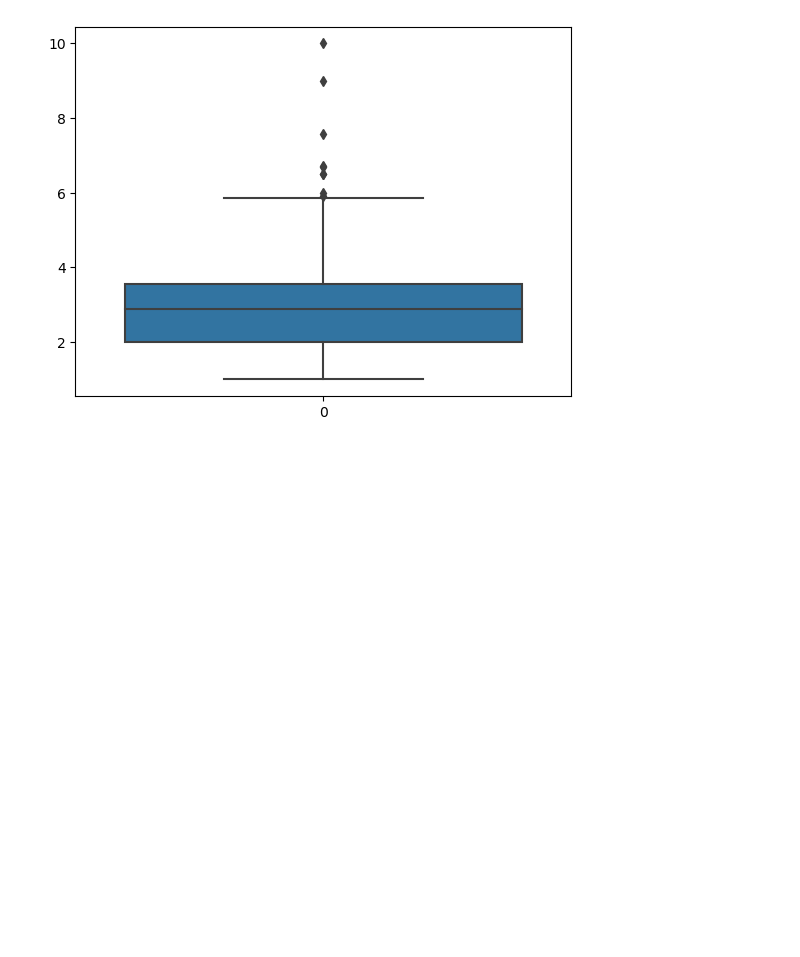
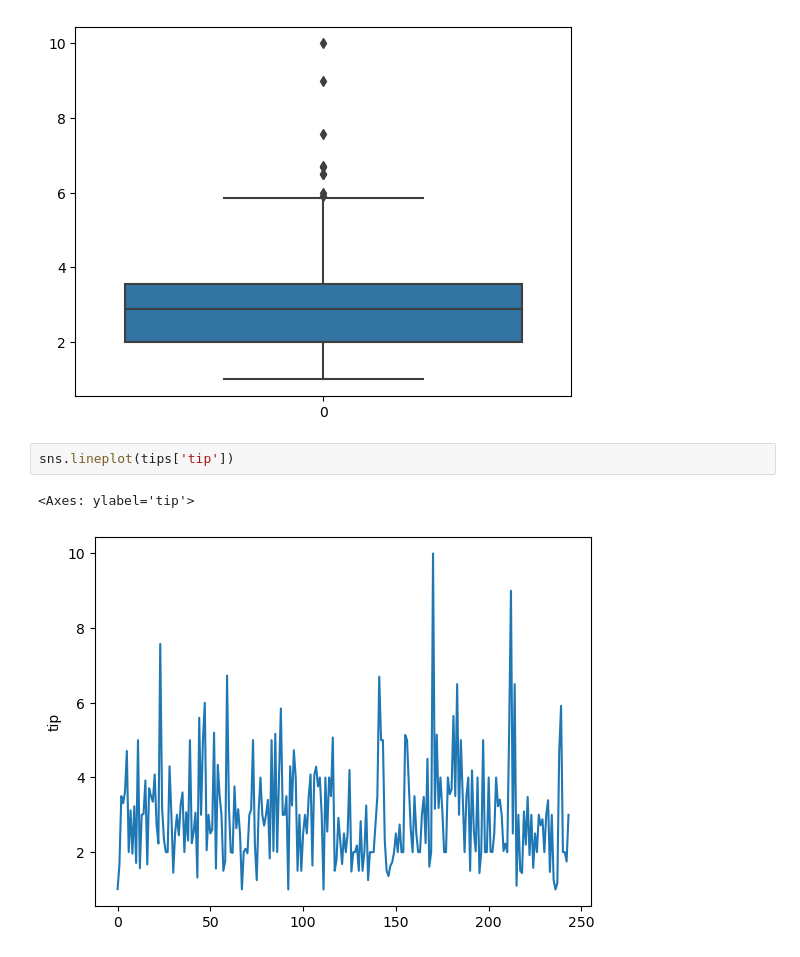
Before and after one commit to AbdulazizMaxmarayimov/homeworks-all, a Jupyter notebook: day1.ipynb, the cells around one changed output. Saved outputs shown, nothing was run; the diff lists cells and outputs as text; blank space fills up the shorter version.

```diff
--- a/day1.ipynb
+++ b/day1.ipynb
@@ -32,3 +32,8 @@ sns.boxplot(tips['tip'])
 # %% [output]
 <Axes: >
 [figure]
+# %%
+sns.lineplot(tips['tip'])
+# %% [output]
+<Axes: ylabel='tip'>
+[figure, added]
```
Also changed, not shown: parts of 2 cells of this notebook, 1 other file.
